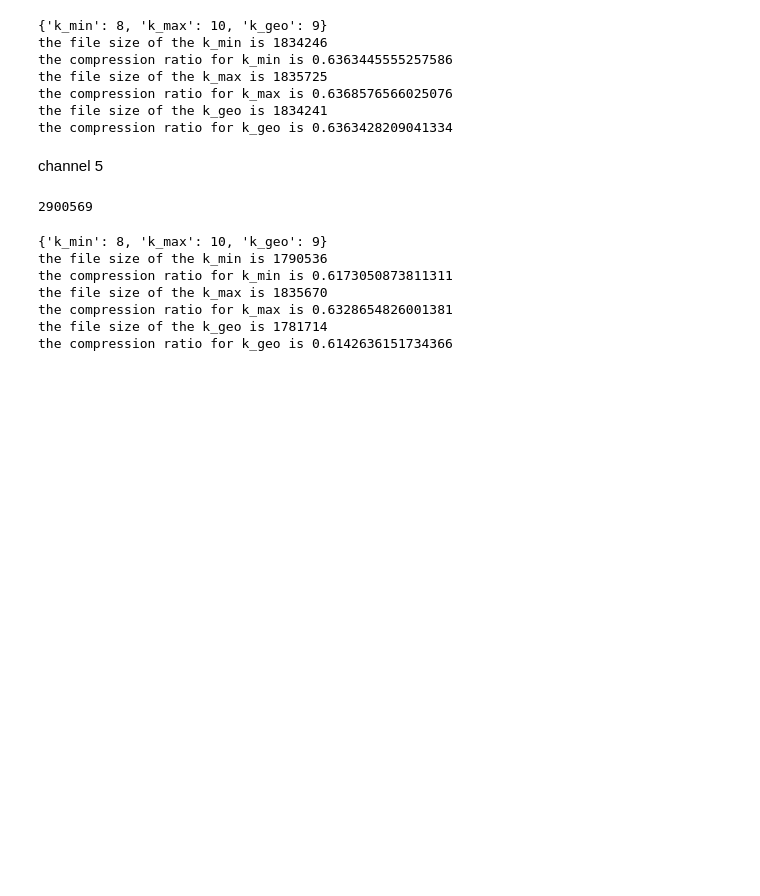
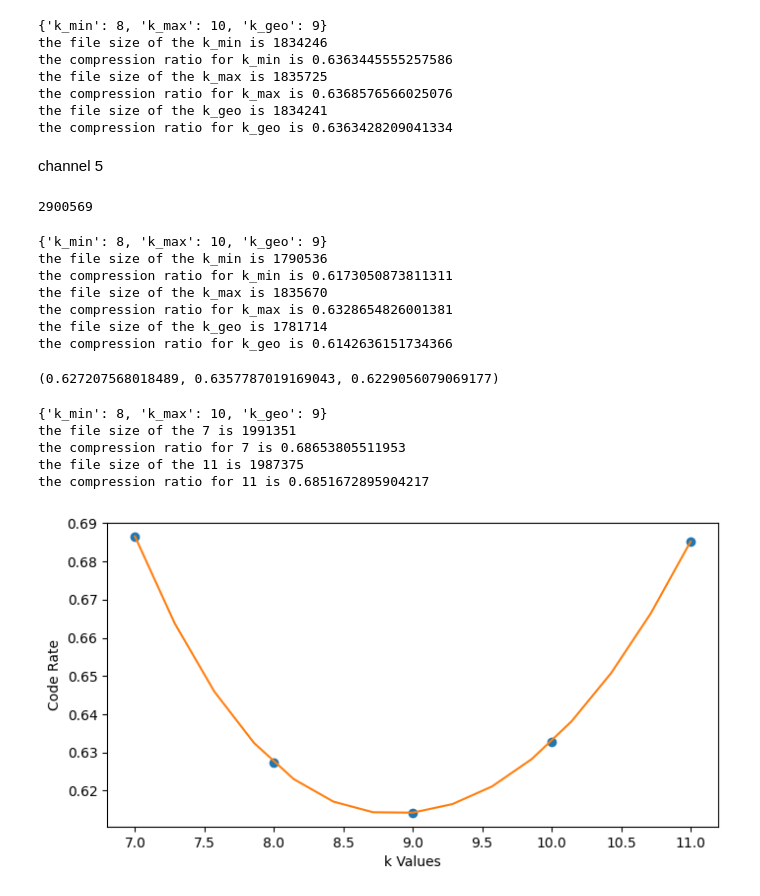
Before and after one commit to SenuraHansaja/H-IoT-Golob-Rice-Compression-Automation, a Jupyter notebook: EEG data/non_filtered_eeg.ipynb, the cells around one changed output. Cells and saved outputs as stored; diff of their text form; code cells hidden in the pictures; blank space fills up the shorter version.

```diff
--- a/EEG data/non_filtered_eeg.ipynb
+++ b/EEG data/non_filtered_eeg.ipynb
@@ -173,0 +172,9 @@ k_min_channel_wide =
+# %%
+### averaging over channel
+k_min_channel_wide = (0.6271349120105726 + 0.6280457171564934 + 0.6363445555257586 + 0.6173050873811311)/4
+k_max_channel_wide = (0.6397762258819331 + 0.6336154425830387 + 0.6368576566025076 + 0.6328654826001381)/4
+k_geo_channel_wide = (0.62708333188119 + 0.6139326636689109 + 0.6363428209041334 + 0.6142636151734366)/4
+
+k_min_channel_wide, k_max_channel_wide, k_geo_channel_wide
+# %% [output]
+(0.627207568018489, 0.6357787019169043, 0.6229056079069177)
@@ -173,0 +217,24 @@ k_min_channel_wide =
+# %%
+compression_ratio(raw_data[4], raw_non_filter_channel_5_size)
+# %% [output]
+{'k_min': 8, 'k_max': 10, 'k_geo': 9}
+the file size of the 7 is 1991351
+the compression ratio for 7 is 0.68653805511953
+the file size of the 11 is 1987375
+the compression ratio for 11 is 0.6851672895904217
+# %%
+k_vals = np.array([7,8, 9, 10, 11])
+code_rate = np.array([0.68653805511953, 0.6273050873811311, 0.6142636151734366,  0.6328654826001381, 0.6851672895904217])
+code_rate_spline = make_interp_spline(k_vals, code_rate)
+k_vals_2= np.linspace(k_vals.min(), k_vals.max(),15)
+
+code_rate_spline_values = code_rate_spline(k_vals_2)
+
+plt.figure(figsize=(8, 4))
+plt.plot(k_vals, code_rate, 'o')
+plt.plot(k_vals_2, code_rate_spline_values)
+plt.xlabel('k Values')
+plt.ylabel('Code Rate')
+plt.show()
+# %% [output]
+[figure, added]
```
Also changed, not shown: parts of 3 cells of this notebook.
